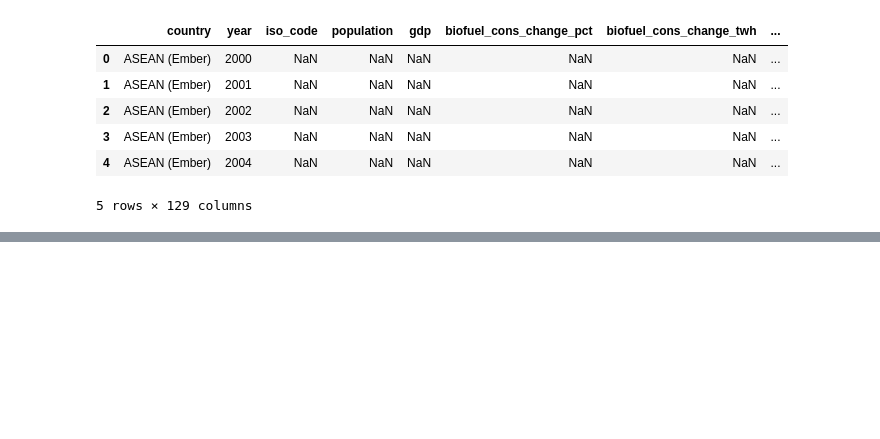
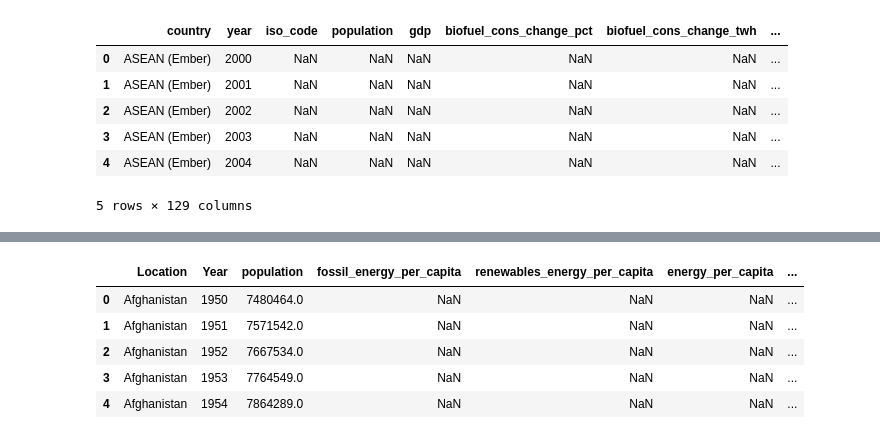
Before and after one commit to Faith-Hall/Group-Project-1, a Jupyter notebook: energy-data-1.ipynb, the cells around one changed output, grey strips where cells are left out. Cells and saved outputs as stored; diff of their text form; code cells hidden in the pictures; blank space fills up the shorter version.

Commit message:
rename columns

```diff
--- a/energy-data-1.ipynb
+++ b/energy-data-1.ipynb
@@ -17,6 +17,6 @@ energy_df.head()
 | 4 | ASEAN (Ember) | 2004 | NaN | NaN | NaN | NaN | NaN | ... |
 5 rows × 129 columns
 # %%
-Demo_path = Path("Resources/WPP2022_Demographic_Indicators_Medium.csv")
-Demo_df = pd.read_csv(Demo_path)
+LE = Path("Resources/WPP2022_Demographic_Indicators_Medium.csv")
+LE_df = pd.read_csv(Demo_path)
 # %%
@@ -33,8 +33,8 @@ Meta_columns
 ['SortOrder', 'Location', 'Time']
 # %%
 # Concatenate meta columns and life expectancy columns
-Demo_df = Demo_df[Meta_columns + LE_columns]
-Demo_df.head()
+LE_df = LE_df[Meta_columns + LE_columns]
+LE_df.head()
 # %% [output]
 |  | SortOrder | Location | Time | LEx | LE15 | LE65 | LE80 |
 | 0 | 1 | World | 1950 | 46.4643 | 47.0395 | 11.2965 | 5.0199 |
@@ -60,8 +60,8 @@ Wallis and Futuna Islands          152
 Name: Location, Length: 284, dtype: int64
 # %%
 # Renaming columns
-Demo_df.rename(columns={"SortOrder": "Record Counter","Time": "Year"},inplace=True)
-Demo_df.head()
+LE_df.rename(columns={"SortOrder": "Record Counter","Time": "Year"},inplace=True)
+LE_df.head()
 # %% [output]
 |  | Record Counter | Location | Year | LEx | LE15 | LE65 | LE80 |
 | 0 | 1 | World | 1950 | 46.4643 | 47.0395 | 11.2965 | 5.0199 |
@@ -101,0 +107,4 @@ KeyError: "['fossil_energy_per_capita', 'renewables_energy_per_capita'] not in i
+# %%
+# Rename columns
+energy_df_clean.rename(columns={"country": "Location","year": "Year"},inplace=True)
+energy_df_clean.head()
@@ -101,0 +122,10 @@ KeyError: "['fossil_energy_per_capita', 'renewables_energy_per_capita'] not in i
+# %%
+merge_df = pd.merge(energy_df_clean, LE_df)
+merge_df.head()
+# %% [output]
+|  | Location | Year | population | fossil_energy_per_capita | renewables_energy_per_capita | energy_per_capita | ... |
+| 0 | Afghanistan | 1950 | 7480464.0 | NaN | NaN | NaN | ... |
+| 1 | Afghanistan | 1951 | 7571542.0 | NaN | NaN | NaN | ... |
+| 2 | Afghanistan | 1952 | 7667534.0 | NaN | NaN | NaN | ... |
+| 3 | Afghanistan | 1953 | 7764549.0 | NaN | NaN | NaN | ... |
+| 4 | Afghanistan | 1954 | 7864289.0 | NaN | NaN | NaN | ... |
```
Also changed, not shown: parts of 9 cells of this notebook, 2 other files.
